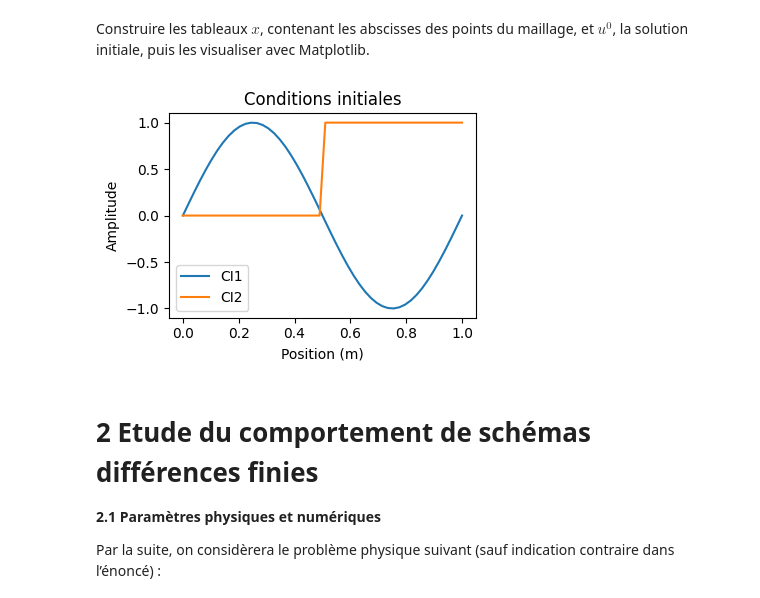
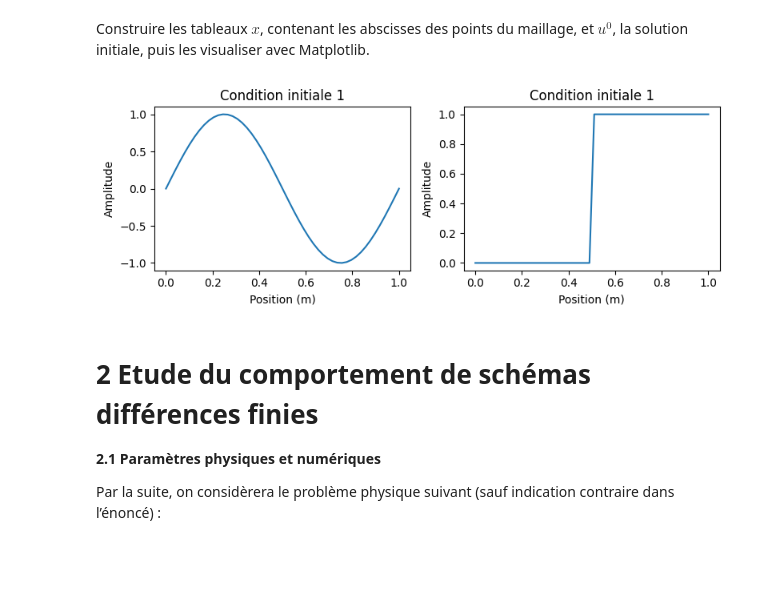
Before and after one commit to f-debrandois/N7_A3, a Jupyter notebook: S7/EDP/TP/TP1_Différences_finies.ipynb, the cells around one changed output. Drawn from its saved outputs; the diff is of its cells as text; code cells hidden in the pictures; blank space fills up the shorter version.

```diff
--- a/S7/EDP/TP/TP1_Différences_finies.ipynb
+++ b/S7/EDP/TP/TP1_Différences_finies.ipynb
@@ -34,32 +34,36 @@ x0 = 0.5  # Position de la discontinuité pour la condition initiale CI2
 # %%
 # Définition des conditions initiales
 def condition1(x, beta):
     return np.sin(2 * beta * x * np.pi / L)
 
 def condition2(x, x0):
     return np.where(x < x0, 0, 1)
 
 # Construction du maillage
 x = np.linspace(0, L, m)
 
 u0_CI1 = condition1(x, beta)
 u0_CI2 = condition2(x, x0)
 
 # Visualisation
-plt.figure(figsize=(4, 3))
+plt.figure(figsize=(8, 3))
 
-plt.plot(x, u0_CI1, label='CI1')
-plt.plot(x, u0_CI2, label='CI2')
-
-plt.title('Conditions initiales')
+plt.subplot(1, 2, 1)
+plt.plot(x, u0_CI1)
+plt.title('Condition initiale 1')
 plt.xlabel('Position (m)')
 plt.ylabel('Amplitude')
-plt.legend()
+
+plt.subplot(1, 2, 2)
+plt.plot(x, u0_CI2)
+plt.title('Condition initiale 1')
+plt.xlabel('Position (m)')
+plt.ylabel('Amplitude')
 
 plt.tight_layout()
 plt.show()
 # %% [output]
-[figure, old version]
+[figure, new version]
 # %% [markdown]
 # 2 Etude du comportement de schémas diﬀérences ﬁnies
 
```
Also changed, not shown: parts of 12 cells of this notebook, 1 other file.
